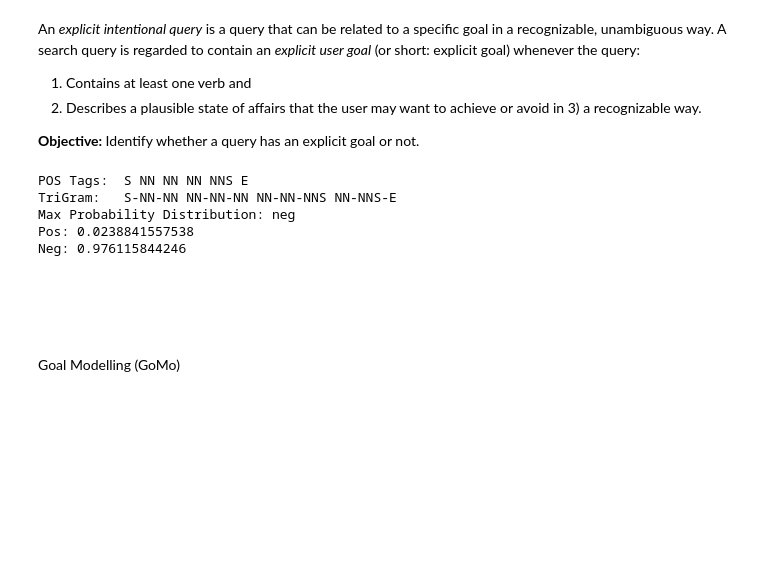
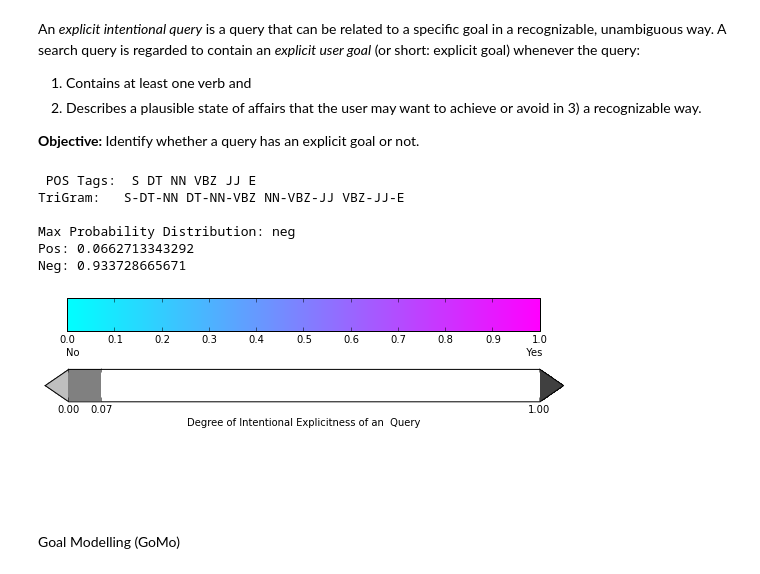
Before and after one commit to ljsou/QueryAnalyzer, a Jupyter notebook: QueryAnalyzer.ipynb, the cells around one changed output. Saved outputs shown, nothing was run; the diff lists cells and outputs as text; code cells hidden in the pictures; blank space fills up the shorter version.

```diff
--- a/QueryAnalyzer.ipynb
+++ b/QueryAnalyzer.ipynb
@@ -11,16 +11,19 @@ An <i>explicit intentional query</i> is a query that can be related to a specifi
 # %%
 import goalAnalyzer as ga
 path = "/media/University/UniversityDisc/2-Master/MasterThesis/EjecucionTesis/Desarrollo/PythonProjects/QueryAnalyzer/Models/"
 classifier_name = "my_classifier_v3.pickle"
 cl = ga.loadTrainedClassifier(path + classifier_name)
-query = "reading vocabulary lesson plans"
-ga.testQuery(cl, query)
+query = "the sky is blue"
+prob_dist_max, tag = ga.testQuery(cl, query)
+ga.viewProbabilityDistribution(prob_dist_max, tag)
 # %% [output]
-POS Tags:  S NN NN NN NNS E
-TriGram:   S-NN-NN NN-NN-NN NN-NN-NNS NN-NNS-E
+ POS Tags:  S DT NN VBZ JJ E
+TriGram:   S-DT-NN DT-NN-VBZ NN-VBZ-JJ VBZ-JJ-E
+
 Max Probability Distribution: neg
-Pos: 0.0238841557538
-Neg: 0.976115844246
+Pos: 0.0662713343292
+Neg: 0.933728665671
+[figure, added]
 # %% [markdown]
 # <br />
 Goal Modelling (GoMo)
```
Also changed, not shown: parts of 20 cells of this notebook, 7 other files.
